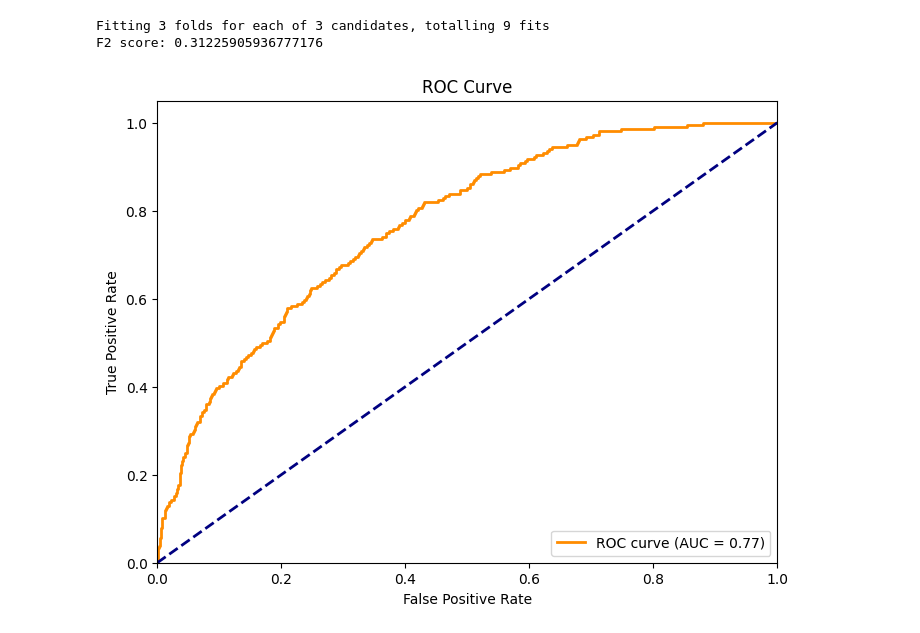
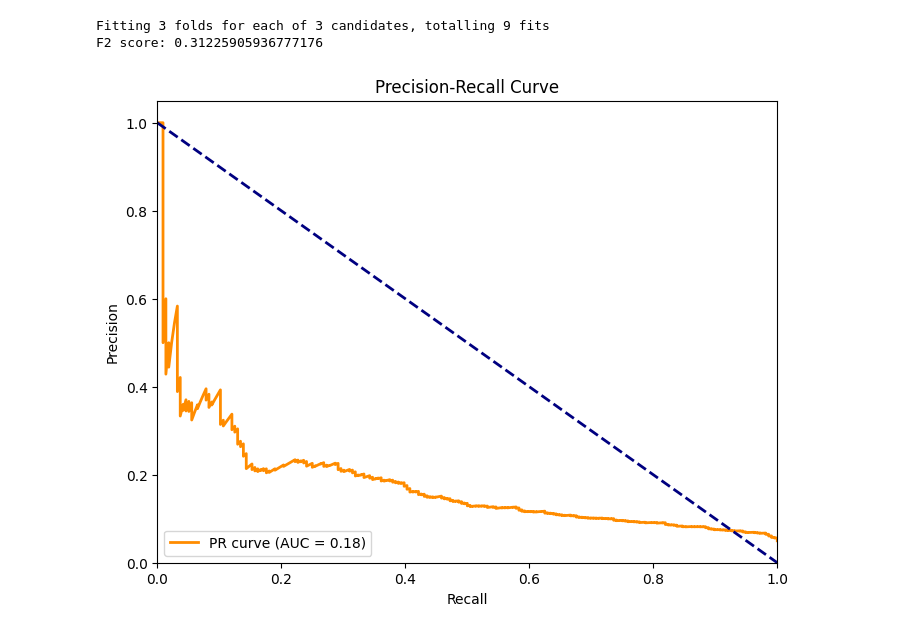
Before and after one commit to turrrray/gay, a Jupyter notebook: Fraud.ipynb, the cells around one changed output. Saved outputs shown, nothing was run; the diff lists cells and outputs as text; code cells hidden in the pictures.

```diff
--- a/Fraud.ipynb
+++ b/Fraud.ipynb
@@ -735,21 +734,21 @@ F2 score: 0.31225905936777176
 # %%
 # Get the predicted probabilities for the test set
 y_pred_proba_m3 = best_model_m3.predict_proba(X_test3_standardized)[:, 1]
 
-# Calculate the ROC curve and AUC
-fpr, tpr, thresholds = roc_curve(y_test3, y_pred_proba_m3)
-roc_auc = auc(fpr, tpr)
+# Calculate the Precision-Recall curve and the area under the curve (AUC-PR)
+precision, recall, thresholds = precision_recall_curve(y_test3, y_pred_proba_m3)
+pr_auc = auc(recall, precision)
 
-# Plot the ROC curve
+# Plot the Precision-Recall curve
 plt.figure(figsize=(8, 6))
-plt.plot(fpr, tpr, color='darkorange', lw=2, label='ROC curve (AUC = %0.2f)' % roc_auc)
-plt.plot([0, 1], [0, 1], color='navy', lw=2, linestyle='--')
+plt.plot(recall, precision, color='darkorange', lw=2, label='PR curve (AUC = %0.2f)' % pr_auc)
+plt.plot([0, 1], [1, 0], color='navy', lw=2, linestyle='--')
 plt.xlim([0.0, 1.0])
 plt.ylim([0.0, 1.05])
-plt.xlabel('False Positive Rate')
-plt.ylabel('True Positive Rate')
-plt.title('ROC Curve')
-plt.legend(loc="lower right")
+plt.xlabel('Recall')
+plt.ylabel('Precision')
+plt.title('Precision-Recall Curve')
+plt.legend(loc="lower left")
 plt.show()
 # %% [output]
-[figure, old version]
+[figure, new version]
```
Also changed, not shown: parts of 1 cell of this notebook, 2 other files.
